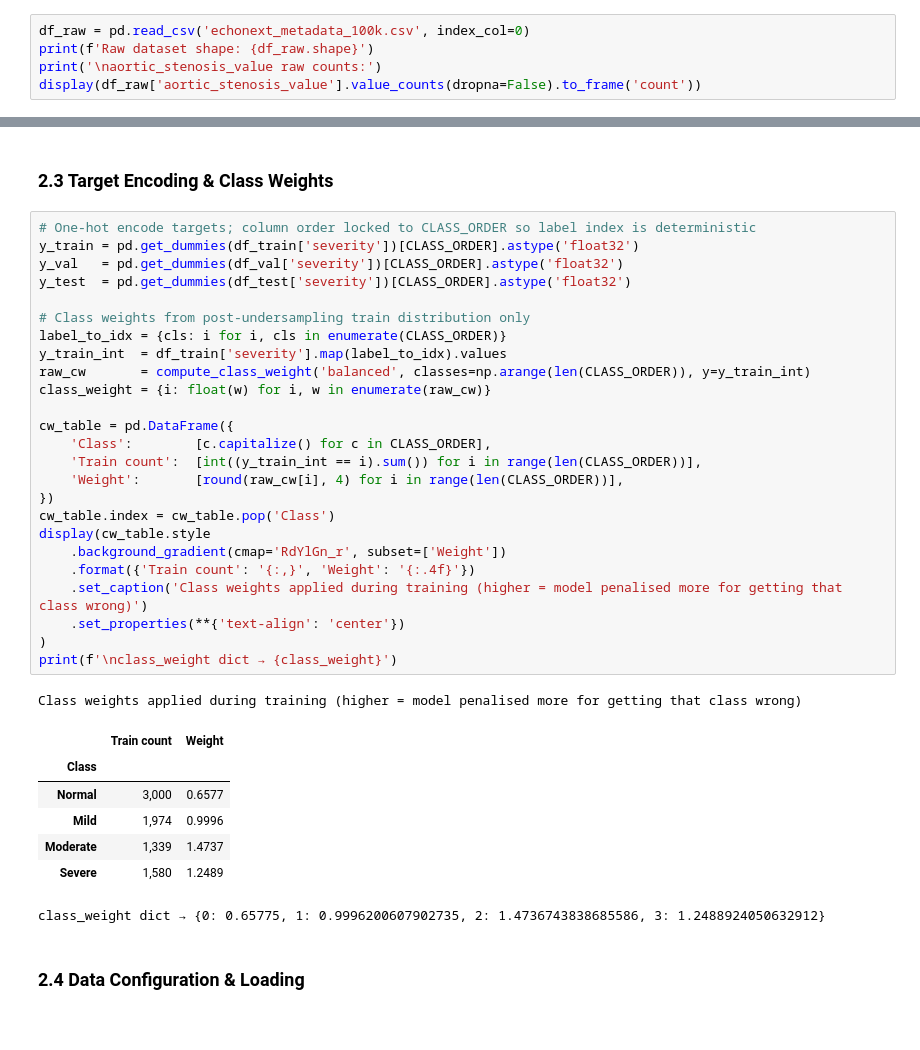
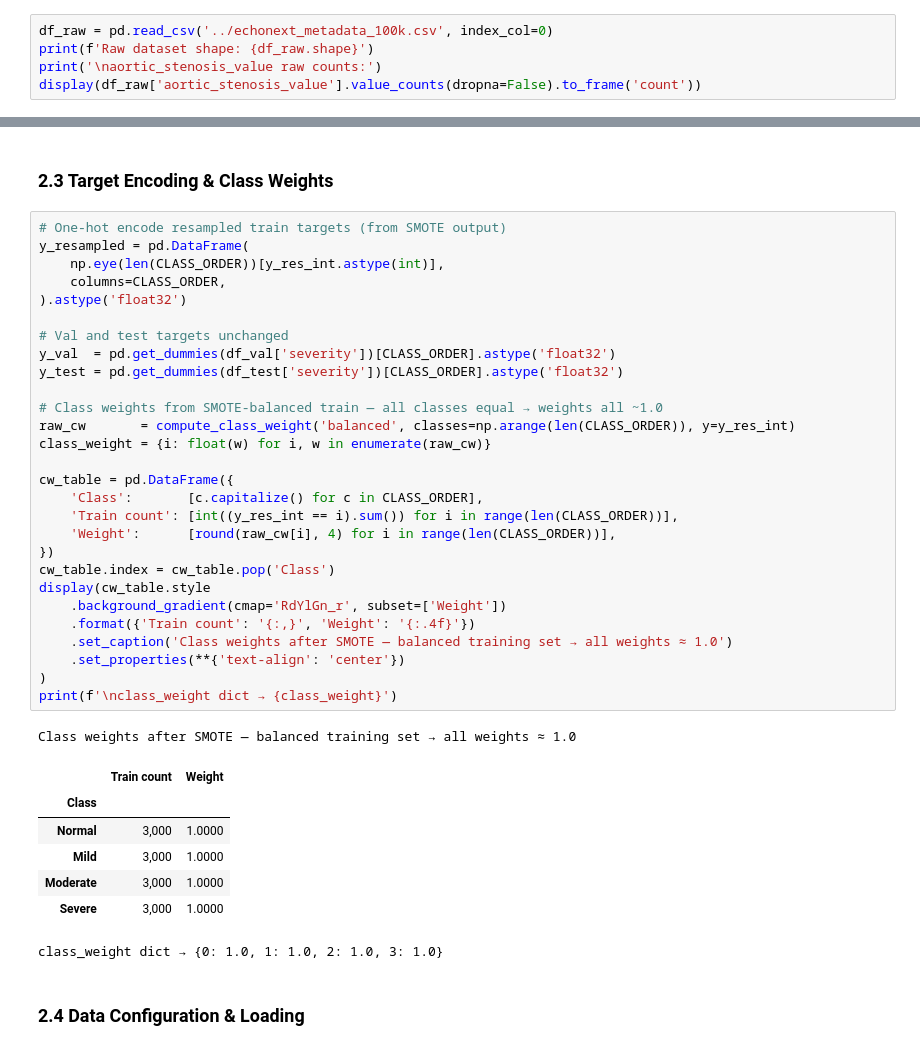
Before and after one commit to zannujulius/ecg-echo-ft-transformer, a Jupyter notebook: model_v3/model.ipynb, the cells around one changed output, grey strips where cells are left out. Saved outputs shown, nothing was run; the diff lists cells and outputs as text.

```diff
--- a/model.ipynb
+++ b/model_v3/model.ipynb
@@ -32,7 +40,7 @@ CLASS_COLORS = {
 # %% [markdown]
 ### 1.1 Load & Filter Dataset
 # %%
-df_raw = pd.read_csv('echonext_metadata_100k.csv', index_col=0)
+df_raw = pd.read_csv('../echonext_metadata_100k.csv', index_col=0)
 print(f'Raw dataset shape: {df_raw.shape}')
 print('\naortic_stenosis_value raw counts:')
 display(df_raw['aortic_stenosis_value'].value_counts(dropna=False).to_frame('count'))
@@ -638,39 +700,42 @@ X_test  : (4436, 12)  |  any NaN: False
 # %% [markdown]
 ### 2.3 Target Encoding & Class Weights
 # %%
-# One-hot encode targets; column order locked to CLASS_ORDER so label index is deterministic
-y_train = pd.get_dummies(df_train['severity'])[CLASS_ORDER].astype('float32')
-y_val   = pd.get_dummies(df_val['severity'])[CLASS_ORDER].astype('float32')
-y_test  = pd.get_dummies(df_test['severity'])[CLASS_ORDER].astype('float32')
+# One-hot encode resampled train targets (from SMOTE output)
+y_resampled = pd.DataFrame(
+    np.eye(len(CLASS_ORDER))[y_res_int.astype(int)],
+    columns=CLASS_ORDER,
+).astype('float32')
 
-# Class weights from post-undersampling train distribution only
-label_to_idx = {cls: i for i, cls in enumerate(CLASS_ORDER)}
-y_train_int  = df_train['severity'].map(label_to_idx).values
-raw_cw       = compute_class_weight('balanced', classes=np.arange(len(CLASS_ORDER)), y=y_train_int)
+# Val and test targets unchanged
+y_val  = pd.get_dummies(df_val['severity'])[CLASS_ORDER].astype('float32')
+y_test = pd.get_dummies(df_test['severity'])[CLASS_ORDER].astype('float32')
+
+# Class weights from SMOTE-balanced train — all classes equal → weights all ~1.0
+raw_cw       = compute_class_weight('balanced', classes=np.arange(len(CLASS_ORDER)), y=y_res_int)
 class_weight = {i: float(w) for i, w in enumerate(raw_cw)}
 
 cw_table = pd.DataFrame({
-    'Class':        [c.capitalize() for c in CLASS_ORDER],
-    'Train count':  [int((y_train_int == i).sum()) for i in range(len(CLASS_ORDER))],
-    'Weight':       [round(raw_cw[i], 4) for i in range(len(CLASS_ORDER))],
+    'Class':       [c.capitalize() for c in CLASS_ORDER],
+    'Train count': [int((y_res_int == i).sum()) for i in range(len(CLASS_ORDER))],
+    'Weight':      [round(raw_cw[i], 4) for i in range(len(CLASS_ORDER))],
 })
 cw_table.index = cw_table.pop('Class')
 display(cw_table.style
     .background_gradient(cmap='RdYlGn_r', subset=['Weight'])
     .format({'Train count': '{:,}', 'Weight': '{:.4f}'})
-    .set_caption('Class weights applied during training (higher = model penalised more for getting that class wrong)')
+    .set_caption('Class weights after SMOTE — balanced training set → all weights ≈ 1.0')
     .set_properties(**{'text-align': 'center'})
 )
 print(f'\nclass_weight dict → {class_weight}')
 # %% [output]
-Class weights applied during training (higher = model penalised more for getting that class wrong)
+Class weights after SMOTE — balanced training set → all weights ≈ 1.0
 |  | Train count | Weight |
 | Class |  |  |
-| Normal | 3,000 | 0.6577 |
-| Mild | 1,974 | 0.9996 |
-| Moderate | 1,339 | 1.4737 |
-| Severe | 1,580 | 1.2489 |
+| Normal | 3,000 | 1.0000 |
+| Mild | 3,000 | 1.0000 |
+| Moderate | 3,000 | 1.0000 |
+| Severe | 3,000 | 1.0000 |
-class_weight dict → {0: 0.65775, 1: 0.9996200607902735, 2: 1.4736743838685586, 3: 1.2488924050632912}
+class_weight dict → {0: 1.0, 1: 1.0, 2: 1.0, 3: 1.0}
 # %% [markdown]
 ### 2.4 Data Configuration & Loading
 # %%
```
Also changed, not shown: parts of 12 cells of this notebook, 39 other files.
